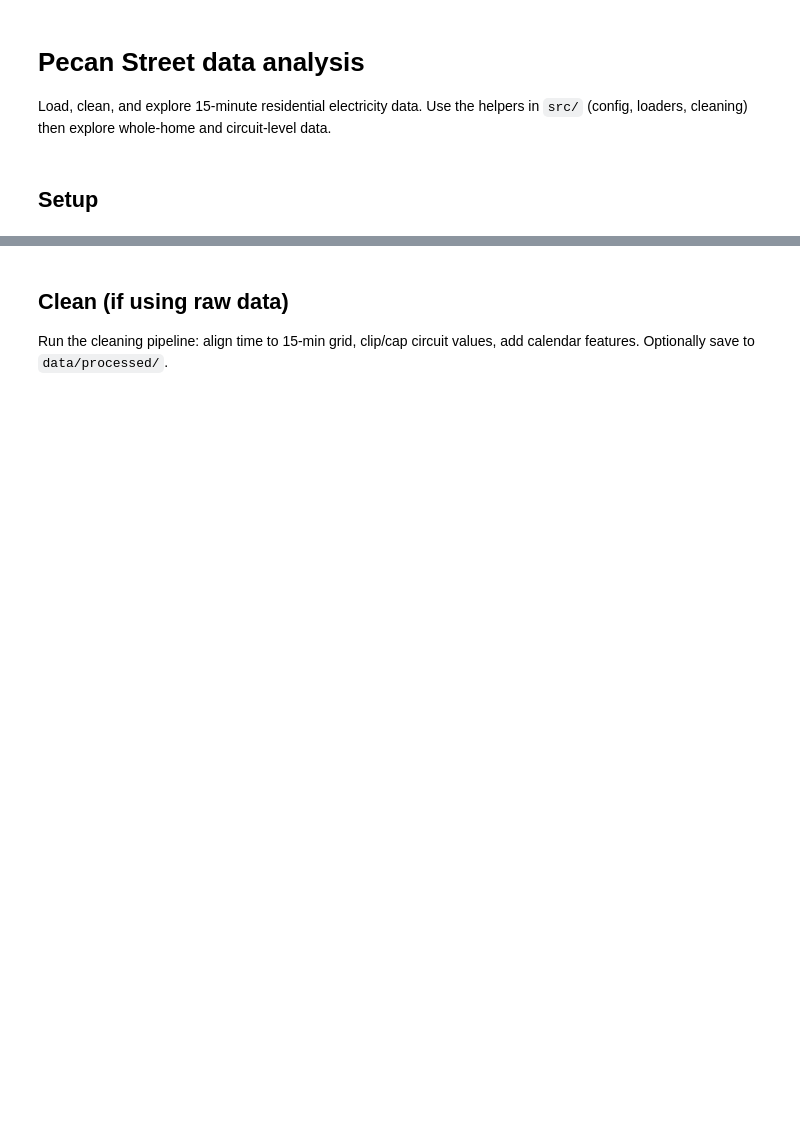
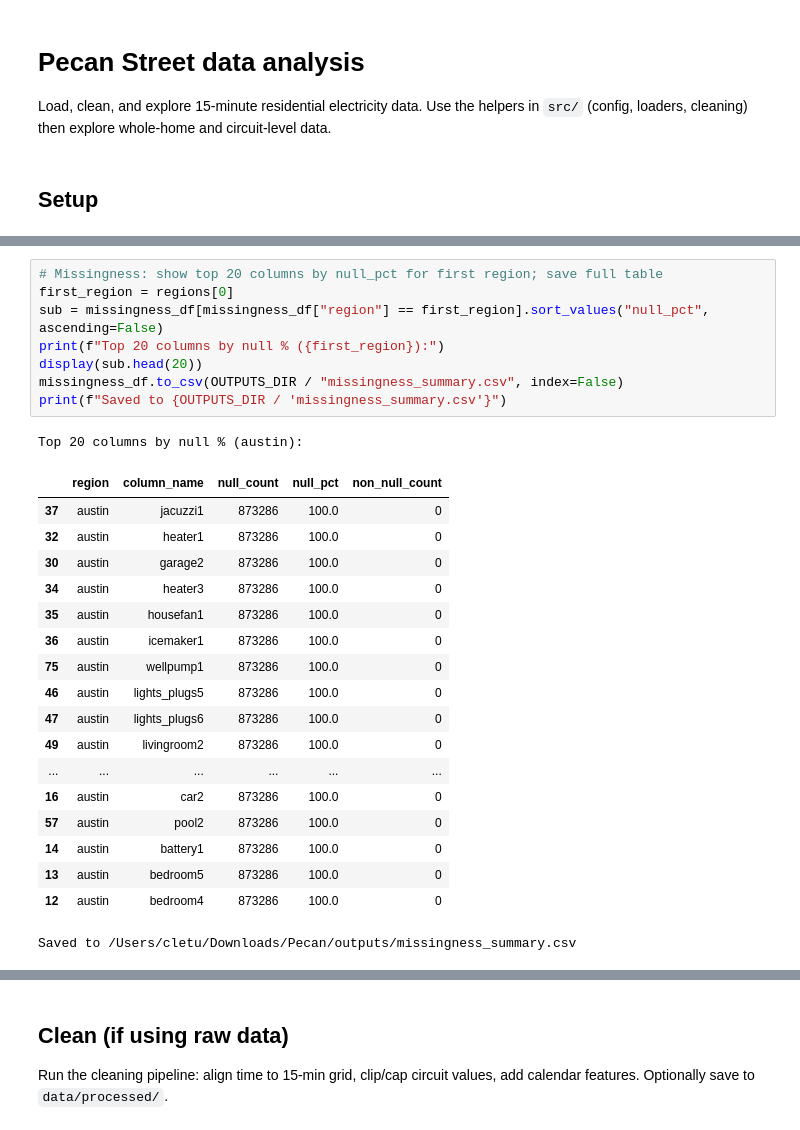
Before and after one commit to cletuzz00/energy_load_analysis, a Jupyter notebook: notebooks/analysis.ipynb, the cells around one changed output, grey strips where cells are left out. Cells and saved outputs as stored; diff of their text form; blank space fills up the shorter version.

```diff
--- a/notebooks/analysis.ipynb
+++ b/notebooks/analysis.ipynb
@@ -30,0 +81,28 @@ Option B: load raw 15-min data and metadata, then merge (and clean in the next s
+# %%
+# Missingness: show top 20 columns by null_pct for first region; save full table
+first_region = regions[0]
+sub = missingness_df[missingness_df["region"] == first_region].sort_values("null_pct", ascending=False)
+print(f"Top 20 columns by null % ({first_region}):")
+display(sub.head(20))
+missingness_df.to_csv(OUTPUTS_DIR / "missingness_summary.csv", index=False)
+print(f"Saved to {OUTPUTS_DIR / 'missingness_summary.csv'}")
+# %% [output]
+Top 20 columns by null % (austin):
+|  | region | column_name | null_count | null_pct | non_null_count |
+| 37 | austin | jacuzzi1 | 873286 | 100.0 | 0 |
+| 32 | austin | heater1 | 873286 | 100.0 | 0 |
+| 30 | austin | garage2 | 873286 | 100.0 | 0 |
+| 34 | austin | heater3 | 873286 | 100.0 | 0 |
+| 35 | austin | housefan1 | 873286 | 100.0 | 0 |
+| 36 | austin | icemaker1 | 873286 | 100.0 | 0 |
+| 75 | austin | wellpump1 | 873286 | 100.0 | 0 |
+| 46 | austin | lights_plugs5 | 873286 | 100.0 | 0 |
+| 47 | austin | lights_plugs6 | 873286 | 100.0 | 0 |
+| 49 | austin | livingroom2 | 873286 | 100.0 | 0 |
+| ... | ... | ... | ... | ... | ... |
+| 16 | austin | car2 | 873286 | 100.0 | 0 |
+| 57 | austin | pool2 | 873286 | 100.0 | 0 |
+| 14 | austin | battery1 | 873286 | 100.0 | 0 |
+| 13 | austin | bedroom5 | 873286 | 100.0 | 0 |
+| 12 | austin | bedroom4 | 873286 | 100.0 | 0 |
+Saved to /Users/cletu/Downloads/Pecan/outputs/missingness_summary.csv
```
Also changed, not shown: parts of 11 cells of this notebook, 4 other files.
